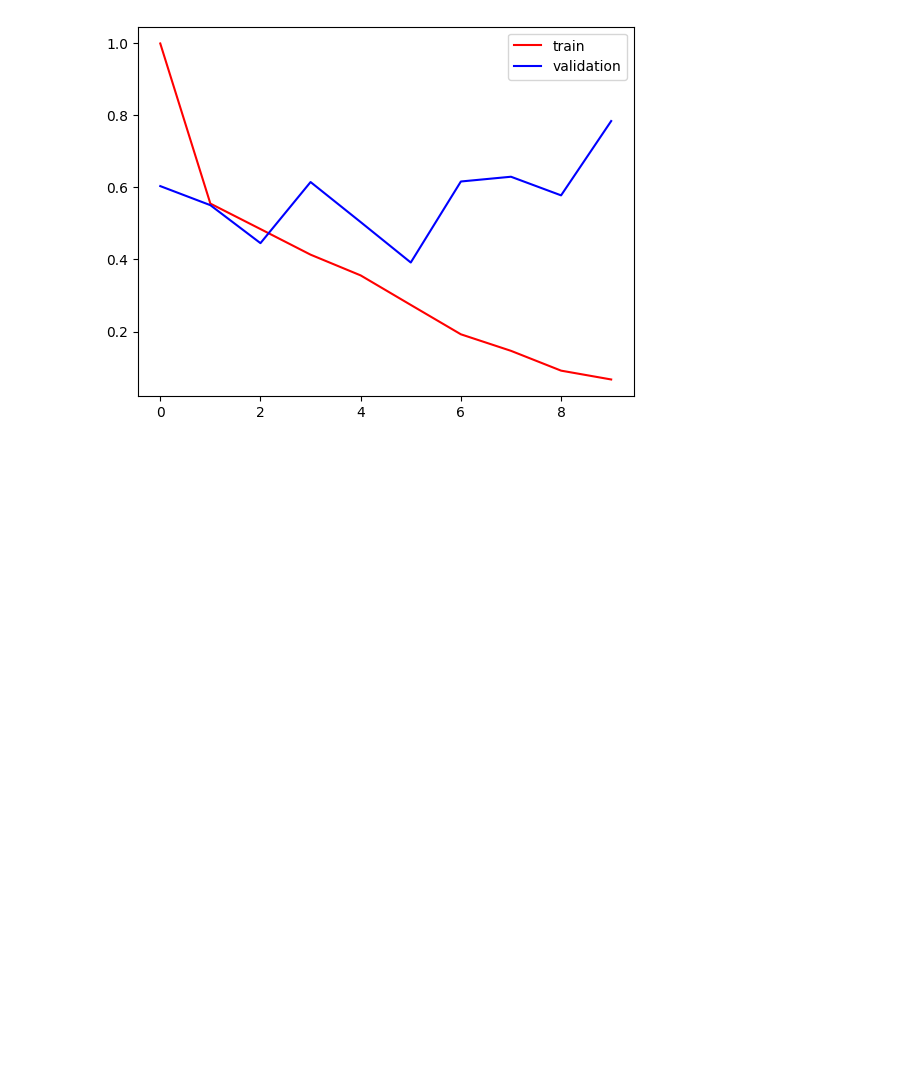
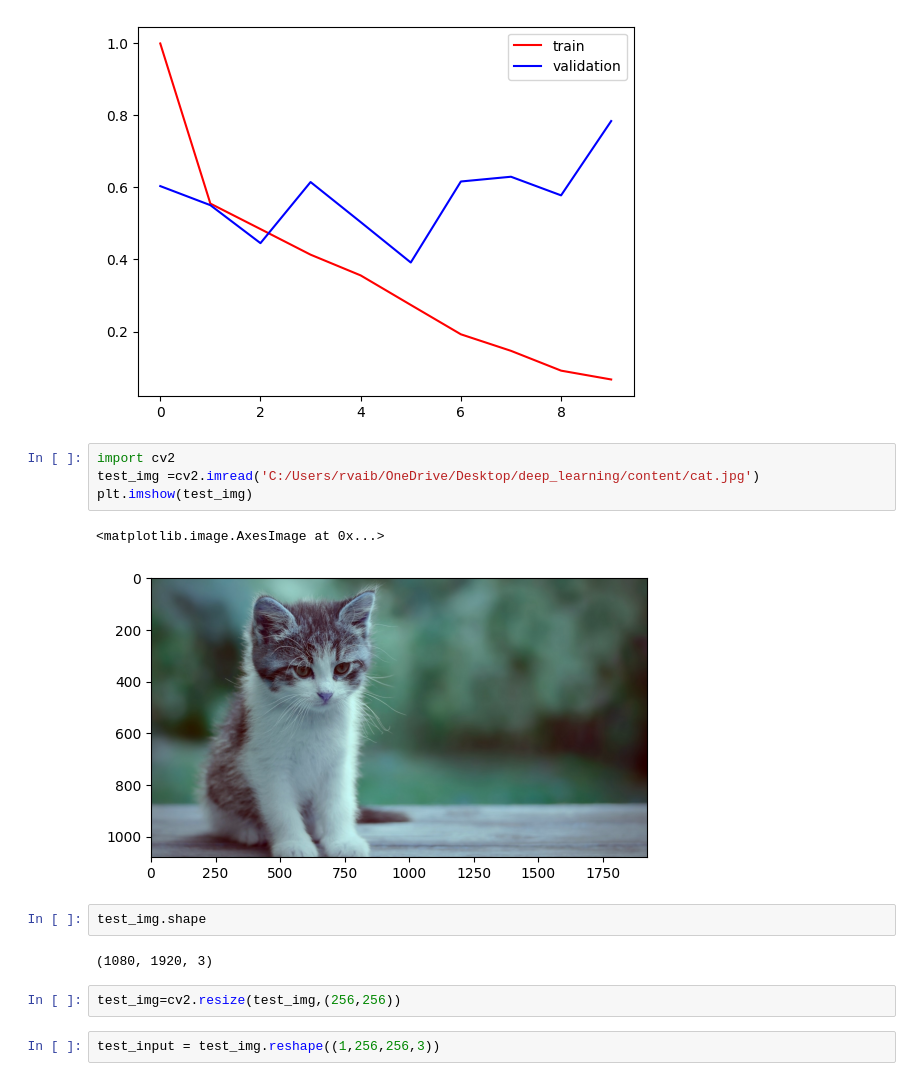
Before and after one commit to Rvaibhavv/deep_learning, a Jupyter notebook: CatVsDog.ipynb, the cells around one changed output. Cells and saved outputs as stored; diff of their text form; blank space fills up the shorter version.

```diff
--- a/CatVsDog.ipynb
+++ b/CatVsDog.ipynb
@@ -128,3 +128,18 @@ plt.legend()
 plt.show()
 # %% [output]
 [figure]
+# %%
+import cv2
+test_img =cv2.imread('C:/Users/rvaib/OneDrive/Desktop/deep_learning/content/cat.jpg')
+plt.imshow(test_img)
+# %% [output]
+<matplotlib.image.AxesImage at 0x...>
+[figure, added]
+# %%
+test_img.shape
+# %% [output]
+(1080, 1920, 3)
+# %%
+test_img=cv2.resize(test_img,(256,256))
+# %%
+test_input = test_img.reshape((1,256,256,3))
```
Also changed, not shown: parts of 1 cell of this notebook.
